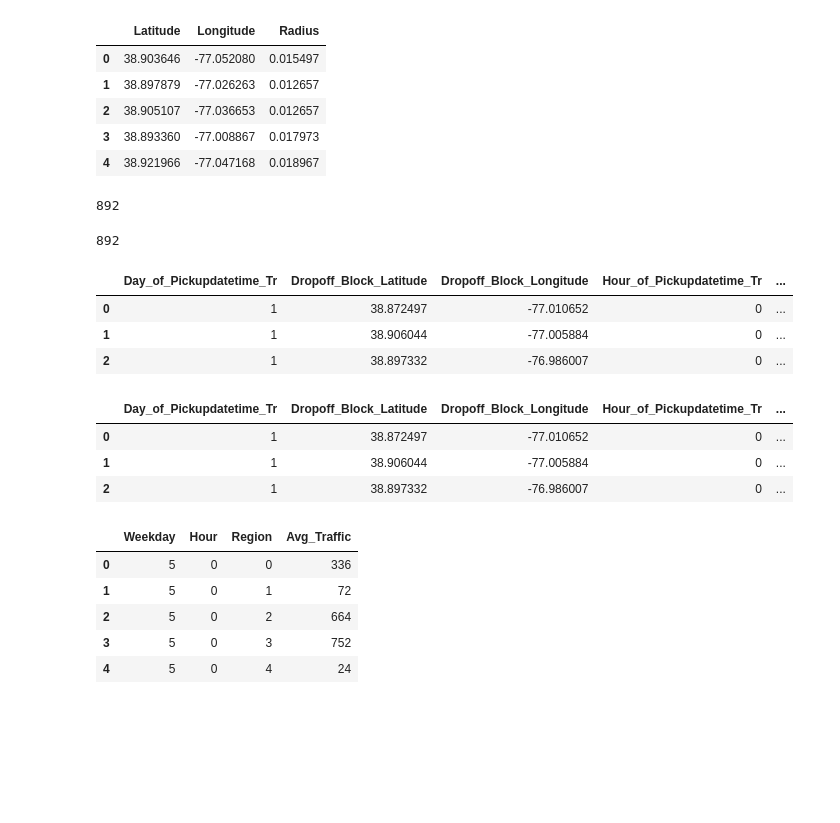
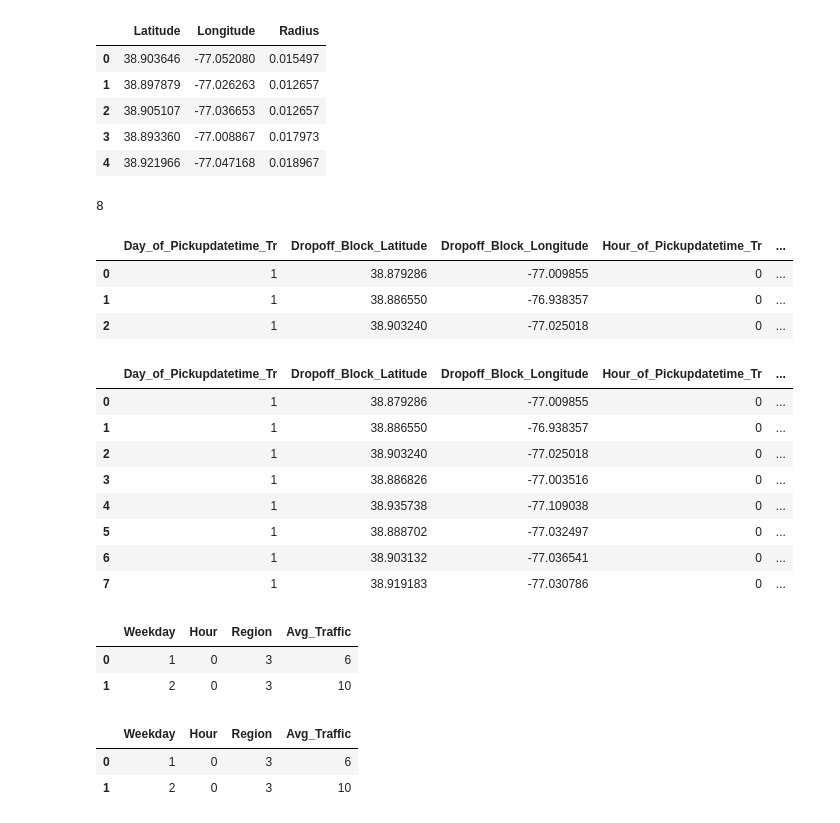
Before and after one commit to DeepNeuron/Uber_Profit_Model, a Jupyter notebook: Process_DC_Cab_Pickup.ipynb, the cells around one changed output. Cells and saved outputs as stored; diff of their text form; code cells hidden in the pictures; blank space fills up the shorter version.

Commit message:
Develop the data processing pipeline

```diff
--- a/Process_DC_Cab_Pickup.ipynb
+++ b/Process_DC_Cab_Pickup.ipynb
@@ -120,10 +140,18 @@ def date_to_weekday(data_pickup):
 # %%
 # Read the Dataset
 Data_Jan_Pickup=pd.read_csv('DC_Cab_Pickup/Jan_DC_Data.csv',sep = '\t')
-#Data_Feb_Pickup=pd.read_csv('DC_Cab_Pickup/Feb_DC_Data.csv',sep = '\t')
-#Data_Mar_Pickup=pd.read_csv('DC_Cab_Pickup/Mar_DC_Data.csv',sep = '\t')
+Data_Feb_Pickup=pd.read_csv('DC_Cab_Pickup/Feb_DC_Data.csv',sep = '\t')
+Data_Mar_Pickup=pd.read_csv('DC_Cab_Pickup/Mar_DC_Data.csv',sep = '\t')
 
 # Read the Region Data Set
 data_regions=pd.read_csv('DC_Cab_Pickup/CoordinateWrenches.csv')
+# %%
+data_pickup_jan = Data_Jan_Pickup[:1000]
+data_pickup_feb = Data_Feb_Pickup[:10]
+data_pickup_mar = Data_Mar_Pickup[:10]
+# %%
+frames = [data_pickup_jan, data_pickup_feb, data_pickup_mar]
+data_pickup_copy = pd.concat(frames)
+data_pickup_copy = data_pickup_copy.dropna(how='any').reset_index(drop=True)
 # %%
-data_pickup_copy = Data_Jan_Pickup[:1000]
+data_pickup_copy
@@ -141,29 +184,30 @@ data_regions
 | 4 | 38.921966 | -77.047168 | 0.018967 |
 # %%
 data_pickup_filtered = filter_by_origin(data_pickup_copy,data_regions)
-# %%
-len(data_pickup_filtered)
-# %% [output]
-892
 # %%
 data_pickup_filtered = filter_by_dest(data_pickup_filtered,data_regions)
 # %%
 len(data_pickup_filtered)
 # %% [output]
-892
+8
 # %%
 data_pickup_filtered[:3]
 # %% [output]
 |  | Day_of_Pickupdatetime_Tr | Dropoff_Block_Latitude | Dropoff_Block_Longitude | Hour_of_Pickupdatetime_Tr | ... |
-| 0 | 1 | 38.872497 | -77.010652 | 0 | ... |
-| 1 | 1 | 38.906044 | -77.005884 | 0 | ... |
-| 2 | 1 | 38.897332 | -76.986007 | 0 | ... |
+| 0 | 1 | 38.879286 | -77.009855 | 0 | ... |
+| 1 | 1 | 38.886550 | -76.938357 | 0 | ... |
+| 2 | 1 | 38.903240 | -77.025018 | 0 | ... |
 # %%
 data_pickup_filtered = date_to_weekday(data_pickup_filtered)
 # %%
-data_pickup_filtered[:3]
+data_pickup_filtered
 # %% [output]
 |  | Day_of_Pickupdatetime_Tr | Dropoff_Block_Latitude | Dropoff_Block_Longitude | Hour_of_Pickupdatetime_Tr | ... |
-| 0 | 1 | 38.872497 | -77.010652 | 0 | ... |
-| 1 | 1 | 38.906044 | -77.005884 | 0 | ... |
-| 2 | 1 | 38.897332 | -76.986007 | 0 | ... |
+| 0 | 1 | 38.879286 | -77.009855 | 0 | ... |
+| 1 | 1 | 38.886550 | -76.938357 | 0 | ... |
+| 2 | 1 | 38.903240 | -77.025018 | 0 | ... |
+| 3 | 1 | 38.886826 | -77.003516 | 0 | ... |
+| 4 | 1 | 38.935738 | -77.109038 | 0 | ... |
+| 5 | 1 | 38.888702 | -77.032497 | 0 | ... |
+| 6 | 1 | 38.903132 | -77.036541 | 0 | ... |
+| 7 | 1 | 38.919183 | -77.030786 | 0 | ... |
@@ -190,9 +214,8 @@ def compute_avg_traffic(data_pickup)
 # %%
-df = compute_avg_traffic()
+df = compute_avg_traffic(data_pickup_filtered)
-# %% [output]
-|  | Weekday | Hour | Region | Avg_Traffic |
-| 0 | 5 | 0 | 0 | 336 |
-| 1 | 5 | 0 | 1 | 72 |
-| 2 | 5 | 0 | 2 | 664 |
-| 3 | 5 | 0 | 3 | 752 |
-| 4 | 5 | 0 | 4 | 24 |
+# %%
+df
+# %% [output]
+|  | Weekday | Hour | Region | Avg_Traffic |
+| 0 | 1 | 0 | 3 | 6 |
+| 1 | 2 | 0 | 3 | 10 |
@@ -198,0 +243,6 @@ df = compute_avg_traffic()
+# %%
+df
+# %% [output]
+|  | Weekday | Hour | Region | Avg_Traffic |
+| 0 | 1 | 0 | 3 | 6 |
+| 1 | 2 | 0 | 3 | 10 |
```
Also changed, not shown: parts of 5 cells of this notebook.
